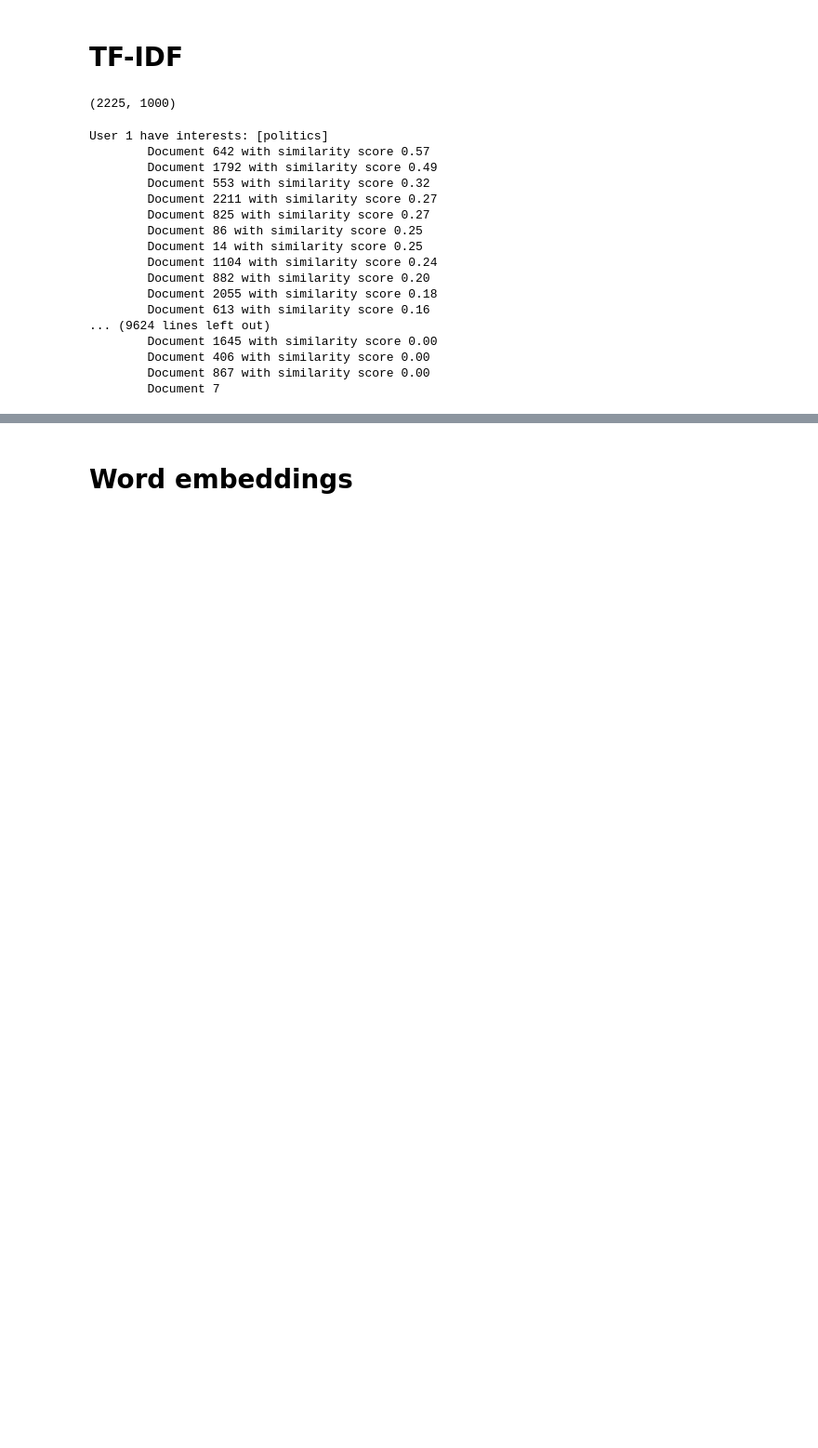
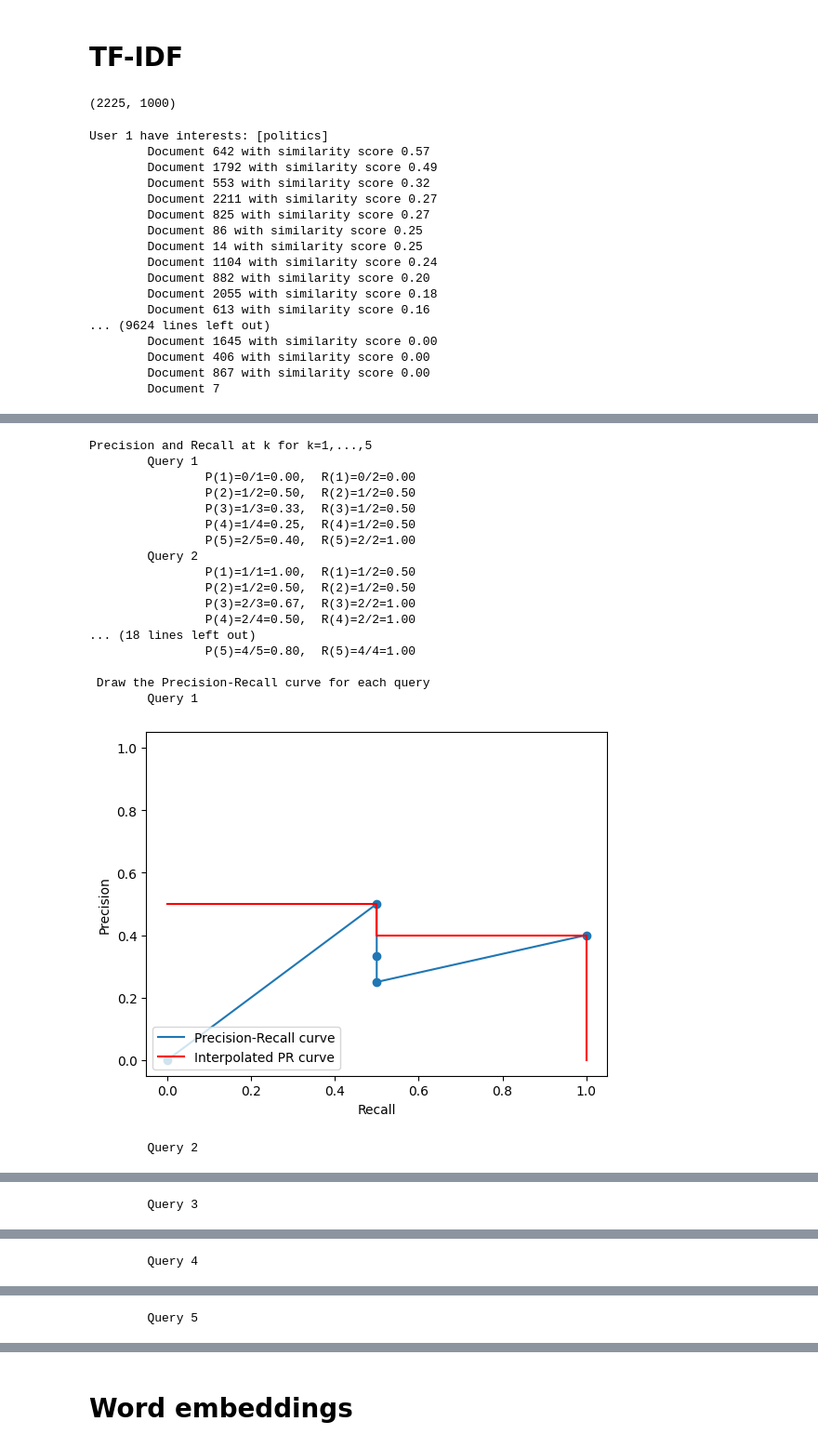
Before and after one commit to Serms1999/information-retrieval, a Jupyter notebook: assignment1/assignment1.ipynb, the cells around one changed output, grey strips where cells are left out. Shown at 93% size. Saved outputs shown, nothing was run; the diff lists cells and outputs as text; code cells hidden in the pictures; blank space fills up the shorter version.

```diff
--- a/assignment1/assignment1.ipynb
+++ b/assignment1/assignment1.ipynb
@@ -117,20 +118,13 @@ data.head(10)
 | 2034 | car giant hit mercedes slump slum... | business |
 | 1866 | fockers fuel festive film chart c... | entertainment |
 # %%
-user_interests_1: Dict[int, List[str]] = {
+user_interests: Dict[int, List[str]] = {
     1: ['politics'],
     2: ['entertainment'],
     3: ['sport'],
     4: ['tech'],
     5: ['business']
 }
-
-user_interests_2 = {
-    1: ['politics', 'soccer'],
-    2: ['music', 'films'],
-    3: ['cars', 'politics'],
-    4: ['soccer']
-}
 # %%
 def flatten(xss):
     return [x for xs in xss for x in xs]
@@ -141,8 +135,8 @@ def preprocess_user_interests(user_interests: Dict[int, List[str]]) -> Dict[int,
          interests_processed[user_id] = data_preprocessing(interests, english_stopwords)
     return interests_processed
 
-num_documents_to_retrieve = 10  # Number of documents to retrieve for each user
-user_interests = preprocess_user_interests(user_interests_1)
+num_documents_to_retrieve = 5  # Number of documents to retrieve for each user
+user_interests = preprocess_user_interests(user_interests)
 user_interests
 # %% [output]
 {1: ['politics'],
@@ -180,7 +174,8 @@ user_retrieved_documents: Dict[int, pd.DataFrame] = {
 
 for user_id, interests in user_interests.items():
     print(f'User {user_id} have interests: [{", ".join(interests)}]')
-    for interest in interests:
+    interests_simplified = word_simplifier.simplify(interests)
+    for interest in interests_simplified:
         query_vector = vectorizer.transform([interest])
         similarity_scores = cosine_similarity(query_vector, document_vectors)[0]
         top_documents_indices = similarity_scores.argsort()[::-1]
@@ -216,27 +214,35 @@ for user_id, retrieved_documents in user_retrieved_documents.items():
 # %%
-from matplotlib import pyplot as plt
-
-from evaltools import evaluate
-
-#mapping_1: Dict[Set[str], Set[str]] = {
-#    {'politics'}: {'politics'},
-#    {'entertainment'}: {'entertainment'},
-#    {'sport'}: {'sport'},
-#    {'tech'}: {'tech'},
-#    {'business'}: {'business'}
-#}
-
-#mapping_2 = {
-#    {'politics', 'soccer'}: {'politics', 'sport'},
-#    {'music', 'films'}: {'music', 'films'},
-#    {'cars', 'politics'}: {'cars', 'politics'},
-#    {'soccer'}: {'soccer'}
-#}
-
-#R = generate_relevance_array(mapping_1, data['Category'].unique())
+Q = []
+for user_id, retrieved_documents in user_retrieved_documents.items():
+    retrieved_documents = retrieved_documents.sort_values(by='SimilarityScore', ascending=False)
+    retrieved_documents = retrieved_documents.head(num_documents_to_retrieve)
+    Q.append(np.array(retrieved_documents.index))
 
 R = []
 for user_id, retrieved_documents in user_retrieved_documents.items():
     retrieved_documents = retrieved_documents.sort_values(by='SimilarityScore', ascending=False)
     retrieved_documents = retrieved_documents.head(num_documents_to_retrieve)
-    R.append(np.array([1 if data.loc[article_id, 'Category'] in user_interests[user_id] else -1 for article_id in retrieved_documents.index]))
+    R.append(np.array([1 if data.loc[article_id, 'Category'] in user_interests[user_id] else -1 for article_id in retrieved_documents.index])
+)
+
+evaluate('prec_rec', Q, R)
+# %% [output]
+Precision and Recall at k for k=1,...,5
+        Query 1
+                P(1)=0/1=0.00,  R(1)=0/2=0.00
+                P(2)=1/2=0.50,  R(2)=1/2=0.50
+                P(3)=1/3=0.33,  R(3)=1/2=0.50
+                P(4)=1/4=0.25,  R(4)=1/2=0.50
+                P(5)=2/5=0.40,  R(5)=2/2=1.00
+        Query 2
+                P(1)=1/1=1.00,  R(1)=1/2=0.50
+                P(2)=1/2=0.50,  R(2)=1/2=0.50
+                P(3)=2/3=0.67,  R(3)=2/2=1.00
+                P(4)=2/4=0.50,  R(4)=2/2=1.00
+... (18 lines left out)
+                P(5)=4/5=0.80,  R(5)=4/4=1.00
+
+ Draw the Precision-Recall curve for each query
+        Query 1
+[figure, added]
+        Query 2
@@ -242,0 +250 @@ for user_id, retrieved_documents in user_retrieved_documents.items():
+        Query 3
@@ -242,0 +252 @@ for user_id, retrieved_documents in user_retrieved_documents.items():
+        Query 4
@@ -242,0 +254 @@ for user_id, retrieved_documents in user_retrieved_documents.items():
+        Query 5
```
Also changed, not shown: parts of 12 cells of this notebook.
